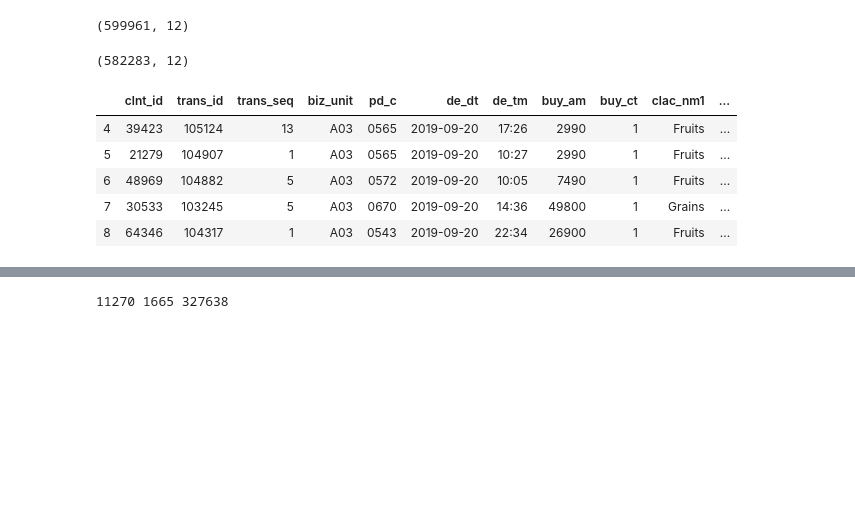
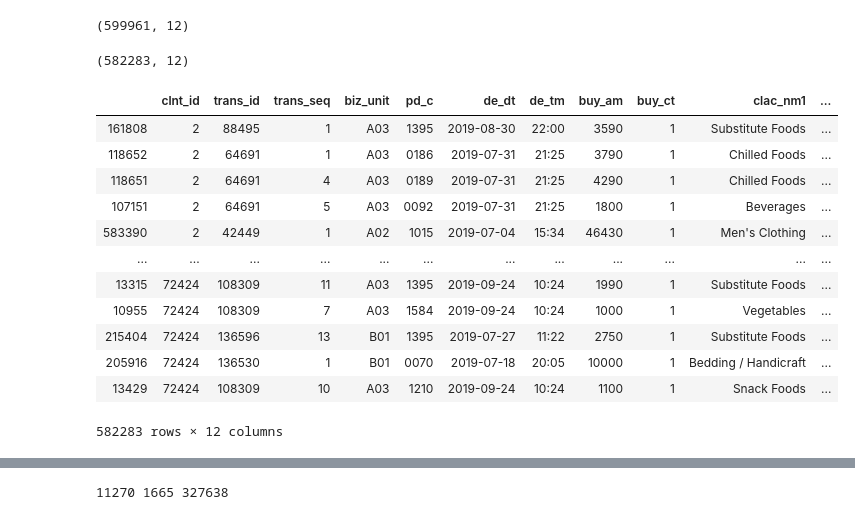
Before and after one commit to hojisu/recommendation-project, a Jupyter notebook: Alternating-Least-Squares.ipynb, the cells around one changed output, grey strips where cells are left out. Saved outputs shown, nothing was run; the diff lists cells and outputs as text; code cells hidden in the pictures; blank space fills up the shorter version.

```diff
--- a/Alternating-Least-Squares.ipynb
+++ b/Alternating-Least-Squares.ipynb
@@ -24,14 +24,23 @@ print(df_transaction.shape)
 # %% [output]
 (599961, 12)
 # %%
-df_transaction = df_transaction.dropna(axis=0)
+# pd_c가 unknown은 drop
+df_transaction.dropna(axis=0, inplace=True)
 print(df_transaction.shape)
-df_transaction.head()
+# df_transaction.head()
+df_transaction.sort_values(by=['clnt_id'])
 # %% [output]
 (582283, 12)
 |  | clnt_id | trans_id | trans_seq | biz_unit | pd_c | de_dt | de_tm | buy_am | buy_ct | clac_nm1 | ... |
-| 4 | 39423 | 105124 | 13 | A03 | 0565 | 2019-09-20 | 17:26 | 2990 | 1 | Fruits | ... |
-| 5 | 21279 | 104907 | 1 | A03 | 0565 | 2019-09-20 | 10:27 | 2990 | 1 | Fruits | ... |
-| 6 | 48969 | 104882 | 5 | A03 | 0572 | 2019-09-20 | 10:05 | 7490 | 1 | Fruits | ... |
-| 7 | 30533 | 103245 | 5 | A03 | 0670 | 2019-09-20 | 14:36 | 49800 | 1 | Grains | ... |
-| 8 | 64346 | 104317 | 1 | A03 | 0543 | 2019-09-20 | 22:34 | 26900 | 1 | Fruits | ... |
+| 161808 | 2 | 88495 | 1 | A03 | 1395 | 2019-08-30 | 22:00 | 3590 | 1 | Substitute Foods | ... |
+| 118652 | 2 | 64691 | 1 | A03 | 0186 | 2019-07-31 | 21:25 | 3790 | 1 | Chilled Foods | ... |
+| 118651 | 2 | 64691 | 4 | A03 | 0189 | 2019-07-31 | 21:25 | 4290 | 1 | Chilled Foods | ... |
+| 107151 | 2 | 64691 | 5 | A03 | 0092 | 2019-07-31 | 21:25 | 1800 | 1 | Beverages | ... |
+| 583390 | 2 | 42449 | 1 | A02 | 1015 | 2019-07-04 | 15:34 | 46430 | 1 | Men's Clothing | ... |
+| ... | ... | ... | ... | ... | ... | ... | ... | ... | ... | ... | ... |
+| 13315 | 72424 | 108309 | 11 | A03 | 1395 | 2019-09-24 | 10:24 | 1990 | 1 | Substitute Foods | ... |
+| 10955 | 72424 | 108309 | 7 | A03 | 1584 | 2019-09-24 | 10:24 | 1000 | 1 | Vegetables | ... |
+| 215404 | 72424 | 136596 | 13 | B01 | 1395 | 2019-07-27 | 11:22 | 2750 | 1 | Substitute Foods | ... |
+| 205916 | 72424 | 136530 | 1 | B01 | 0070 | 2019-07-18 | 20:05 | 10000 | 1 | Bedding / Handicraft | ... |
+| 13429 | 72424 | 108309 | 10 | A03 | 1210 | 2019-09-24 | 10:24 | 1100 | 1 | Snack Foods | ... |
+582283 rows × 12 columns
```
Also changed, not shown: parts of 20 cells of this notebook, 1 other file.
